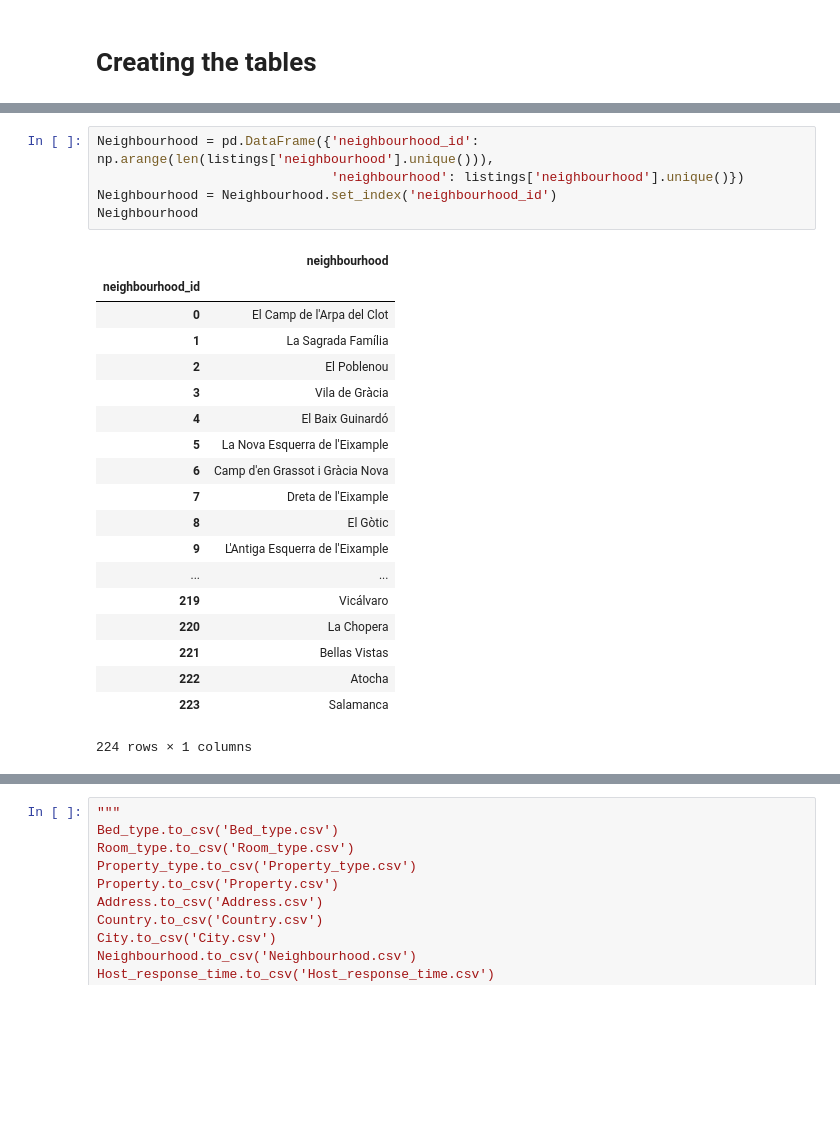
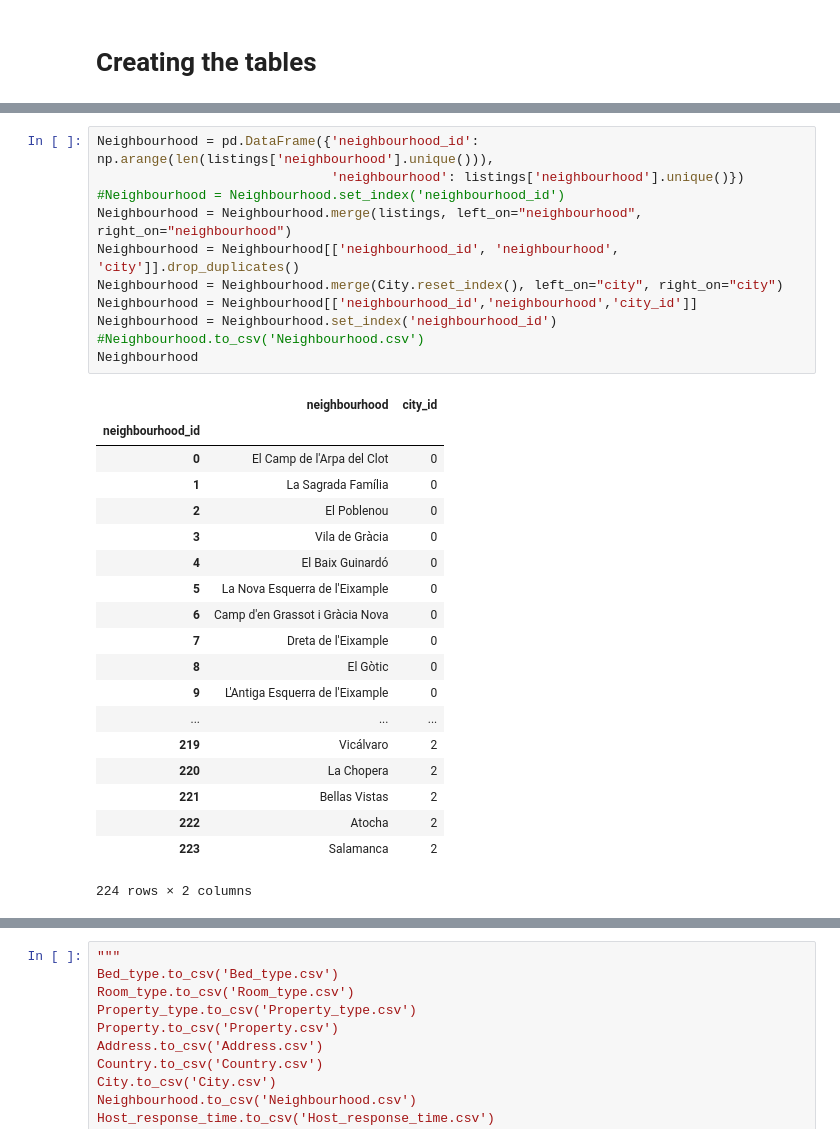
Before and after one commit to vquelque/DbProject, a Jupyter notebook: Cleaned_datas.ipynb, the cells around one changed output, grey strips where cells are left out. Cells and saved outputs as stored; diff of their text form; blank space fills up the shorter version.

Commit message:
Correct tables

```diff
--- a/Cleaned_datas.ipynb
+++ b/Cleaned_datas.ipynb
@@ -1192,28 +1586,34 @@ Property
 # %%
 Neighbourhood = pd.DataFrame({'neighbourhood_id': np.arange(len(listings['neighbourhood'].unique())),
                               'neighbourhood': listings['neighbourhood'].unique()})
+#Neighbourhood = Neighbourhood.set_index('neighbourhood_id')
+Neighbourhood = Neighbourhood.merge(listings, left_on="neighbourhood", right_on="neighbourhood")
+Neighbourhood = Neighbourhood[['neighbourhood_id', 'neighbourhood', 'city']].drop_duplicates()
+Neighbourhood = Neighbourhood.merge(City.reset_index(), left_on="city", right_on="city")
+Neighbourhood = Neighbourhood[['neighbourhood_id','neighbourhood','city_id']]
 Neighbourhood = Neighbourhood.set_index('neighbourhood_id')
+#Neighbourhood.to_csv('Neighbourhood.csv')
 Neighbourhood
 # %% [output]
-|  | neighbourhood |
-| neighbourhood_id |  |
-| 0 | El Camp de l'Arpa del Clot |
-| 1 | La Sagrada Família |
-| 2 | El Poblenou |
-| 3 | Vila de Gràcia |
-| 4 | El Baix Guinardó |
-| 5 | La Nova Esquerra de l'Eixample |
-| 6 | Camp d'en Grassot i Gràcia Nova |
-| 7 | Dreta de l'Eixample |
-| 8 | El Gòtic |
-| 9 | L'Antiga Esquerra de l'Eixample |
-| ... | ... |
-| 219 | Vicálvaro |
-| 220 | La Chopera |
-| 221 | Bellas Vistas |
-| 222 | Atocha |
-| 223 | Salamanca |
+|  | neighbourhood | city_id |
+| neighbourhood_id |  |  |
+| 0 | El Camp de l'Arpa del Clot | 0 |
+| 1 | La Sagrada Família | 0 |
+| 2 | El Poblenou | 0 |
+| 3 | Vila de Gràcia | 0 |
+| 4 | El Baix Guinardó | 0 |
+| 5 | La Nova Esquerra de l'Eixample | 0 |
+| 6 | Camp d'en Grassot i Gràcia Nova | 0 |
+| 7 | Dreta de l'Eixample | 0 |
+| 8 | El Gòtic | 0 |
+| 9 | L'Antiga Esquerra de l'Eixample | 0 |
+| ... | ... | ... |
+| 219 | Vicálvaro | 2 |
+| 220 | La Chopera | 2 |
+| 221 | Bellas Vistas | 2 |
+| 222 | Atocha | 2 |
+| 223 | Salamanca | 2 |
-224 rows × 1 columns
+224 rows × 2 columns
 # %%
 City = pd.DataFrame({'city_id': np.arange(len(listings['city'].unique())),
                               'city': listings['city'].unique()})
```
Also changed, not shown: parts of 51 cells of this notebook.
